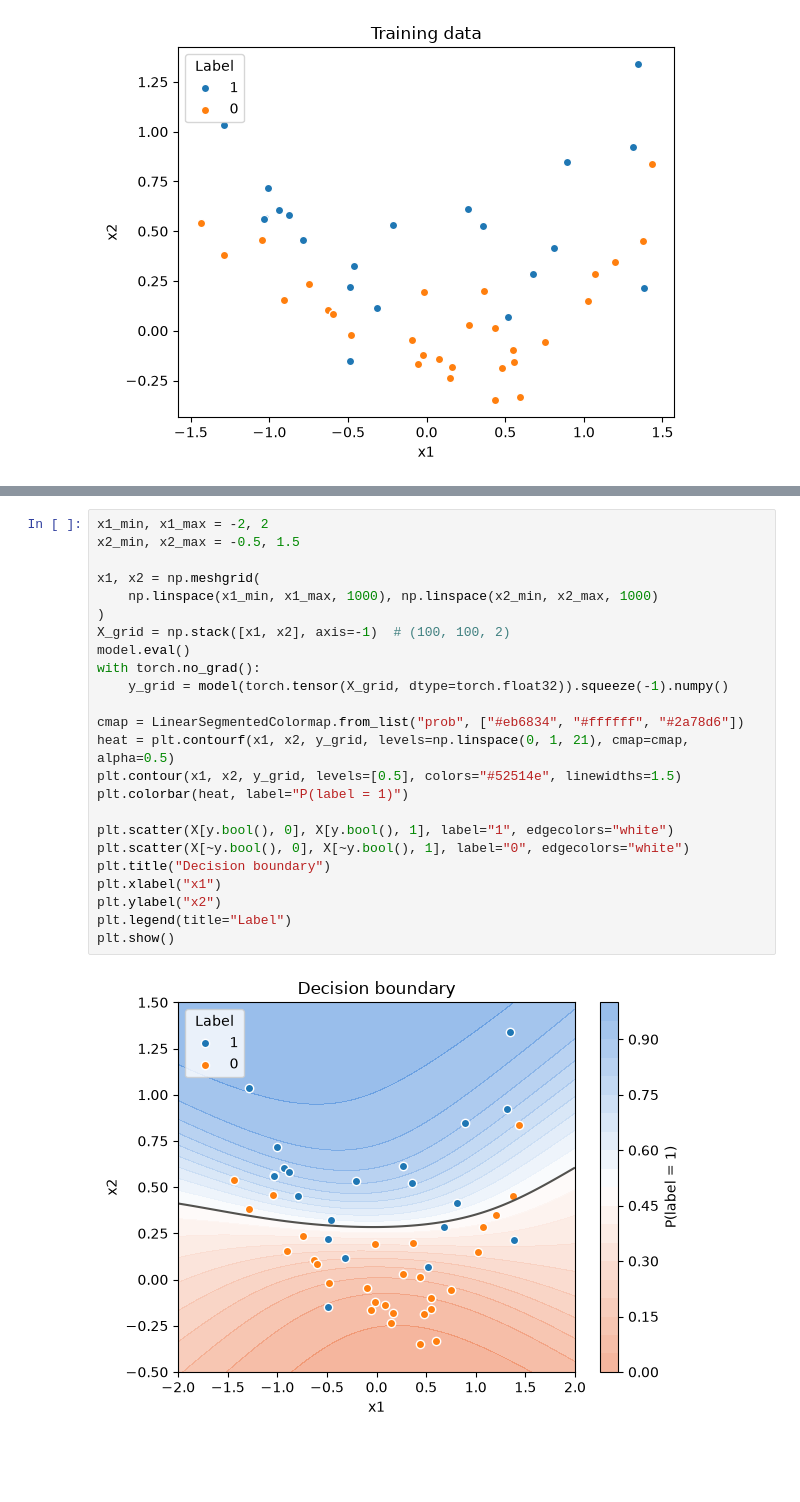
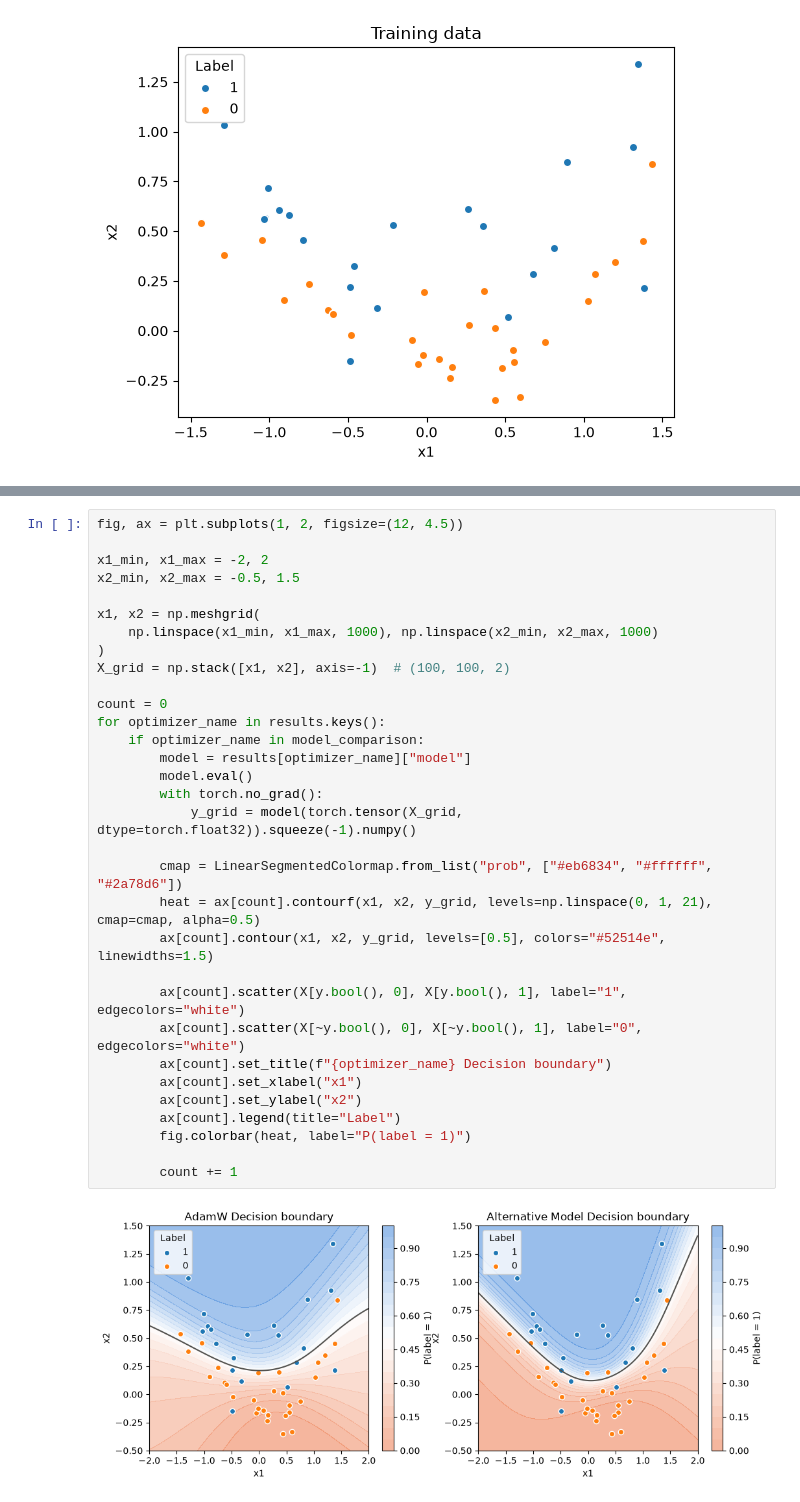
Before and after one commit to sam3737/EEE511, a Jupyter notebook: src/assignment_2/assignment_2.ipynb, the cells around one changed output, grey strips where cells are left out. Drawn from its saved outputs; the diff is of its cells as text; blank space fills up the shorter version.

Commit message:
Add alternative model with comparative plots to assignment 2

```diff
--- a/src/assignment_2/assignment_2.ipynb
+++ b/src/assignment_2/assignment_2.ipynb
@@ -126,26 +149,34 @@ plt.show()
 # %%
+fig, ax = plt.subplots(1, 2, figsize=(12, 4.5))
+
 x1_min, x1_max = -2, 2
 x2_min, x2_max = -0.5, 1.5
 
 x1, x2 = np.meshgrid(
     np.linspace(x1_min, x1_max, 1000), np.linspace(x2_min, x2_max, 1000)
 )
 X_grid = np.stack([x1, x2], axis=-1)  # (100, 100, 2)
-model.eval()
-with torch.no_grad():
-    y_grid = model(torch.tensor(X_grid, dtype=torch.float32)).squeeze(-1).numpy()
 
-cmap = LinearSegmentedColormap.from_list("prob", ["#eb6834", "#ffffff", "#2a78d6"])
-heat = plt.contourf(x1, x2, y_grid, levels=np.linspace(0, 1, 21), cmap=cmap, alpha=0.5)
-plt.contour(x1, x2, y_grid, levels=[0.5], colors="#52514e", linewidths=1.5)
-plt.colorbar(heat, label="P(label = 1)")
+count = 0
+for optimizer_name in results.keys():
+    if optimizer_name in model_comparison:
+        model = results[optimizer_name]["model"]
+        model.eval()
+        with torch.no_grad():
+            y_grid = model(torch.tensor(X_grid, dtype=torch.float32)).squeeze(-1).numpy()
 
-plt.scatter(X[y.bool(), 0], X[y.bool(), 1], label="1", edgecolors="white")
-plt.scatter(X[~y.bool(), 0], X[~y.bool(), 1], label="0", edgecolors="white")
-plt.title("Decision boundary")
-plt.xlabel("x1")
-plt.ylabel("x2")
-plt.legend(title="Label")
-plt.show()
+        cmap = LinearSegmentedColormap.from_list("prob", ["#eb6834", "#ffffff", "#2a78d6"])
+        heat = ax[count].contourf(x1, x2, y_grid, levels=np.linspace(0, 1, 21), cmap=cmap, alpha=0.5)
+        ax[count].contour(x1, x2, y_grid, levels=[0.5], colors="#52514e", linewidths=1.5)
+
+        ax[count].scatter(X[y.bool(), 0], X[y.bool(), 1], label="1", edgecolors="white")
+        ax[count].scatter(X[~y.bool(), 0], X[~y.bool(), 1], label="0", edgecolors="white")
+        ax[count].set_title(f"{optimizer_name} Decision boundary")
+        ax[count].set_xlabel("x1")
+        ax[count].set_ylabel("x2")
+        ax[count].legend(title="Label")
+        fig.colorbar(heat, label="P(label = 1)")
+
+        count += 1
 # %% [output]
-[figure, old version]
+[figure, new version]
```
Also changed, not shown: parts of 3 cells of this notebook.
